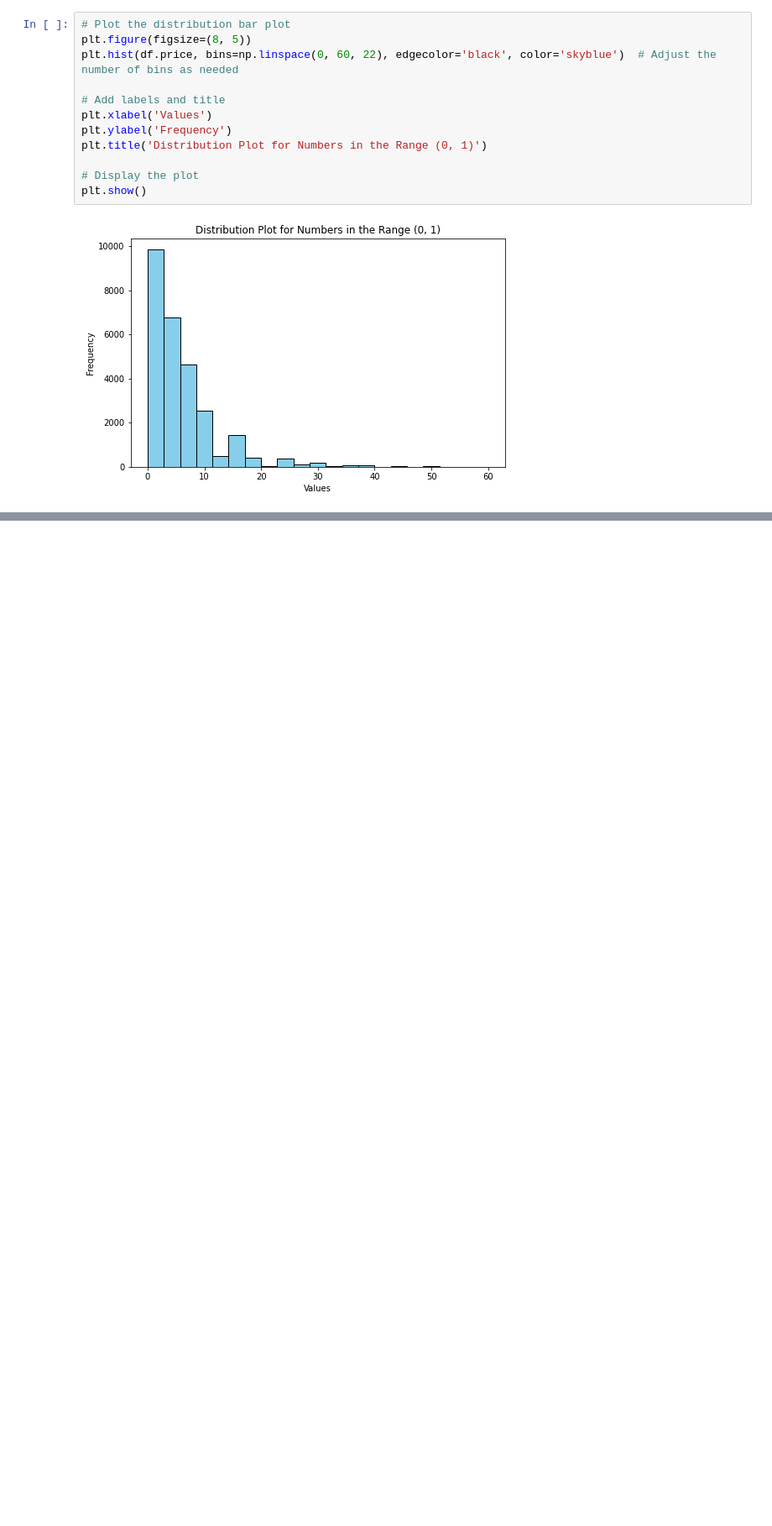
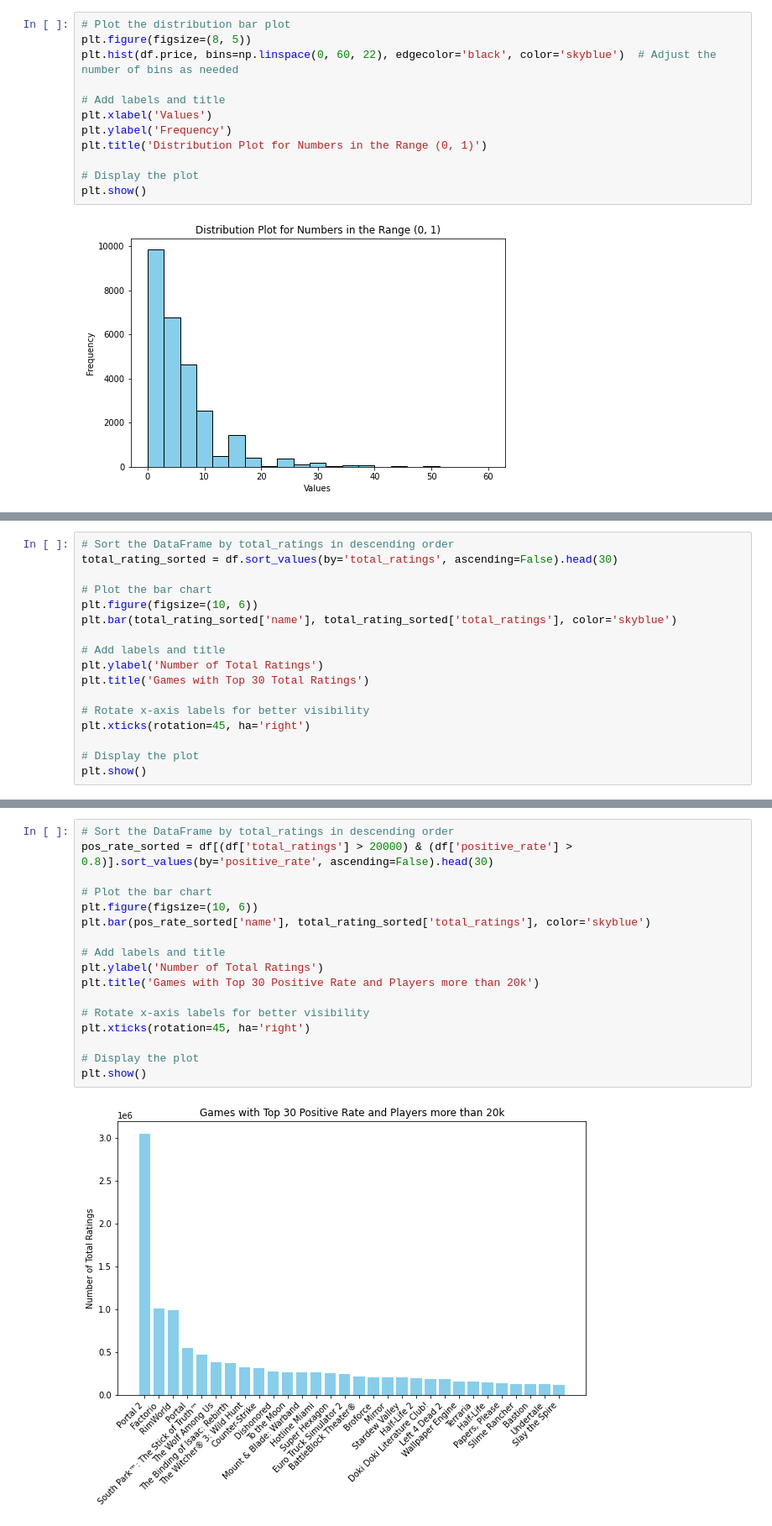
Before and after one commit to YQtheAnalyst/Game-Insights, a Jupyter notebook: Exploratory_Data_Analysis.ipynb, the cells around one changed output, grey strips where cells are left out. Shown: that part at 84% size. Cells and saved outputs as stored; diff of their text form; blank space fills up the shorter version.

```diff
--- a/Exploratory_Data_Analysis.ipynb
+++ b/Exploratory_Data_Analysis.ipynb
@@ -668,0 +684,17 @@ plt.show()
+# %%
+# Sort the DataFrame by total_ratings in descending order
+total_rating_sorted = df.sort_values(by='total_ratings', ascending=False).head(30)
+
+# Plot the bar chart
+plt.figure(figsize=(10, 6))
+plt.bar(total_rating_sorted['name'], total_rating_sorted['total_ratings'], color='skyblue')
+
+# Add labels and title
+plt.ylabel('Number of Total Ratings')
+plt.title('Games with Top 30 Total Ratings')
+
+# Rotate x-axis labels for better visibility
+plt.xticks(rotation=45, ha='right')
+
+# Display the plot
+plt.show()
@@ -668,0 +703,19 @@ plt.show()
+# %%
+# Sort the DataFrame by total_ratings in descending order
+pos_rate_sorted = df[(df['total_ratings'] > 20000) & (df['positive_rate'] > 0.8)].sort_values(by='positive_rate', ascending=False).head(30)
+
+# Plot the bar chart
+plt.figure(figsize=(10, 6))
+plt.bar(pos_rate_sorted['name'], total_rating_sorted['total_ratings'], color='skyblue')
+
+# Add labels and title
+plt.ylabel('Number of Total Ratings')
+plt.title('Games with Top 30 Positive Rate and Players more than 20k')
+
+# Rotate x-axis labels for better visibility
+plt.xticks(rotation=45, ha='right')
+
+# Display the plot
+plt.show()
+# %% [output]
+[figure, added]
```
Also changed, not shown: parts of 10 cells of this notebook, 1 other file.
